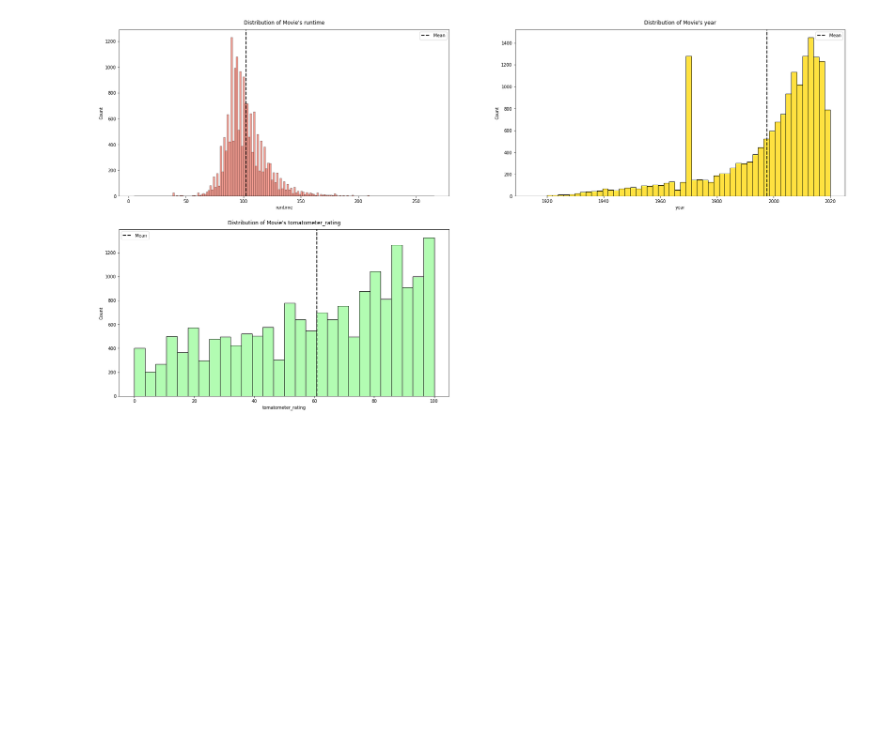
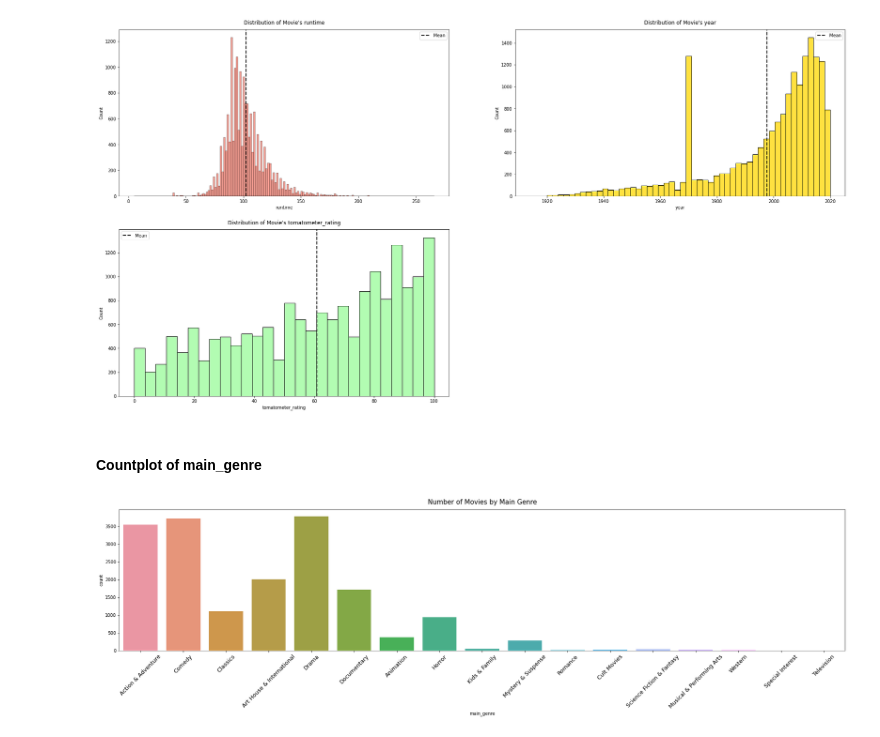
Before and after one commit to princeKike27/Movie-Classifier-RT, a Jupyter notebook: MovieClassifierRT.ipynb, the cells around one changed output. Saved outputs shown, nothing was run; the diff lists cells and outputs as text; code cells hidden in the pictures; blank space fills up the shorter version.

```diff
--- a/MovieClassifierRT.ipynb
+++ b/MovieClassifierRT.ipynb
@@ -369,3 +371,19 @@ Movie´s runtime Skewness: 1.3574165020583127
 Movie´s year Skewness: -1.231645005466974
 Movie´s tomatometer_rating Skewness: -0.44131126736441106
 [figure]
+# %% [markdown]
+#### Countplot of main_genre
+# %%
+# countplot of movie's main genre
+
+f, ax = plt.subplots(figsize=(30, 6))
+
+sns.countplot(x=df_fl.main_genre)
+plt.xticks(fontsize=13)
+plt.xticks(rotation=45)
+
+plt.title('Number of Movies by Main Genre', pad=12, fontsize=15)
+
+plt.show()
+# %% [output]
+[figure, added]
```
Also changed, not shown: parts of 7 cells of this notebook.
